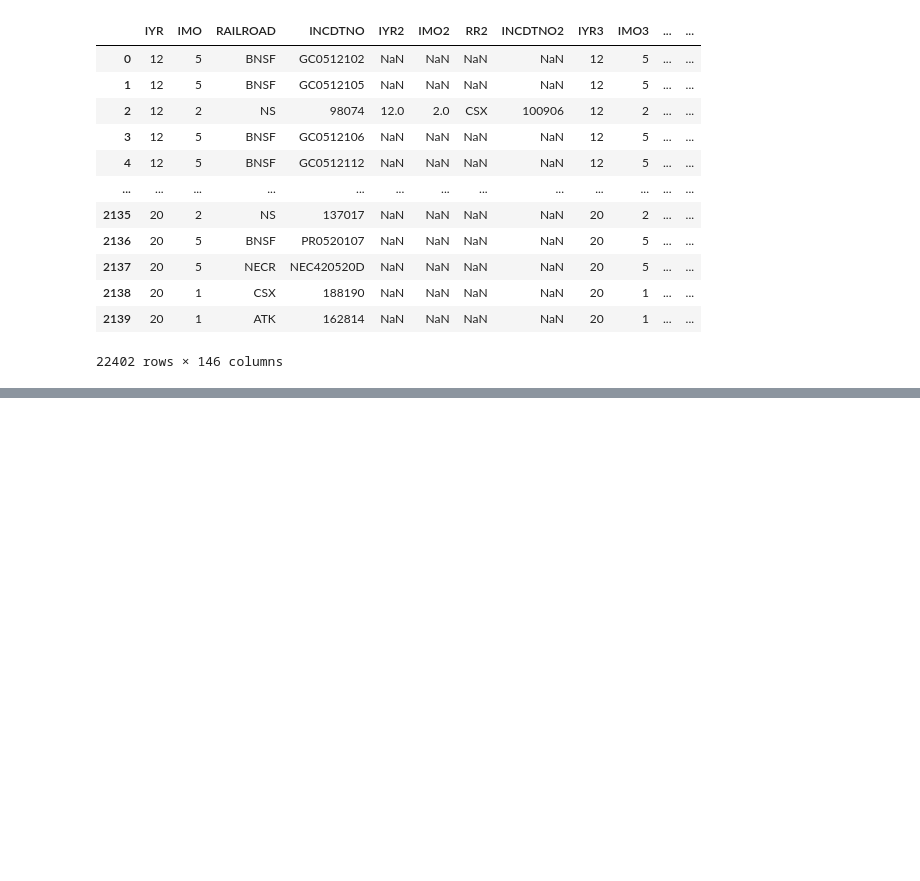
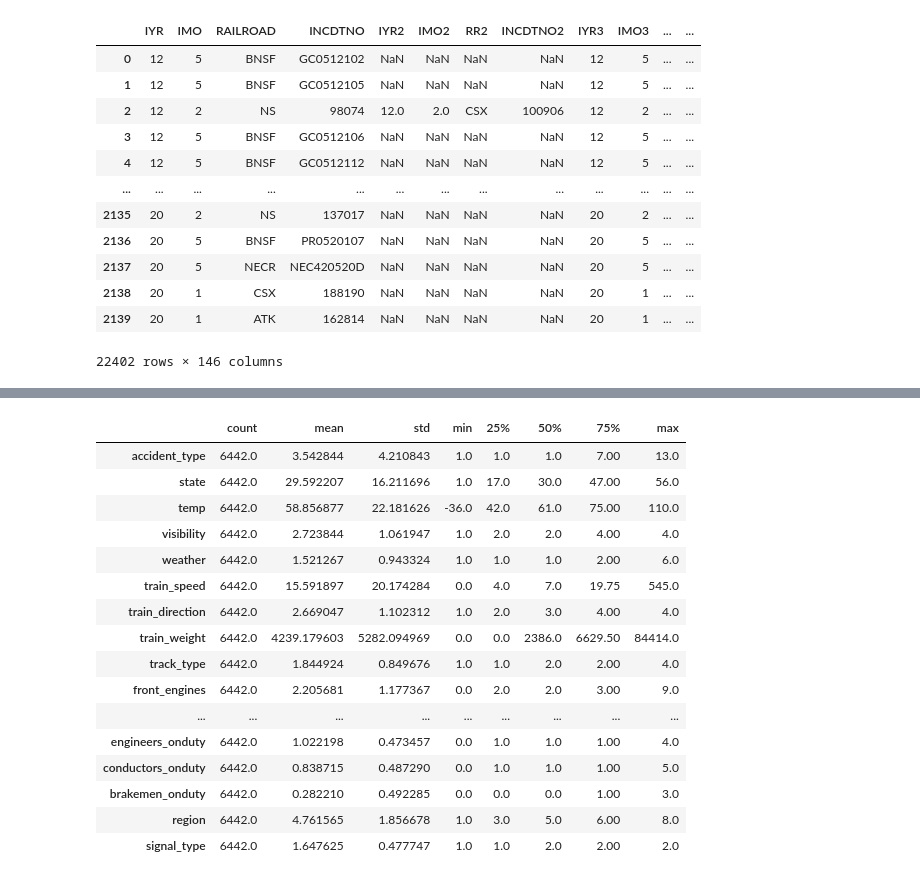
Before and after one commit to OTR-Capstone/Off_The_Rails, a Jupyter notebook: Steve_Stuff/workbench.ipynb, the cells around one changed output, grey strips where cells are left out. Saved outputs shown, nothing was run; the diff lists cells and outputs as text; code cells hidden in the pictures; blank space fills up the shorter version.

```diff
--- a/Steve_Stuff/workbench.ipynb
+++ b/Steve_Stuff/workbench.ipynb
@@ -128,0 +173,2 @@ memory usage: 9.1+ MB
+# %%
+train, validate, test = explore.train_validate_test_split(equip_df, 'railroad_company', seed=123)
@@ -128,0 +206,20 @@ memory usage: 9.1+ MB
+# %%
+train.describe().T
+# %% [output]
+|  | count | mean | std | min | 25% | 50% | 75% | max |
+| accident_type | 6442.0 | 3.542844 | 4.210843 | 1.0 | 1.0 | 1.0 | 7.00 | 13.0 |
+| state | 6442.0 | 29.592207 | 16.211696 | 1.0 | 17.0 | 30.0 | 47.00 | 56.0 |
+| temp | 6442.0 | 58.856877 | 22.181626 | -36.0 | 42.0 | 61.0 | 75.00 | 110.0 |
+| visibility | 6442.0 | 2.723844 | 1.061947 | 1.0 | 2.0 | 2.0 | 4.00 | 4.0 |
+| weather | 6442.0 | 1.521267 | 0.943324 | 1.0 | 1.0 | 1.0 | 2.00 | 6.0 |
+| train_speed | 6442.0 | 15.591897 | 20.174284 | 0.0 | 4.0 | 7.0 | 19.75 | 545.0 |
+| train_direction | 6442.0 | 2.669047 | 1.102312 | 1.0 | 2.0 | 3.0 | 4.00 | 4.0 |
+| train_weight | 6442.0 | 4239.179603 | 5282.094969 | 0.0 | 0.0 | 2386.0 | 6629.50 | 84414.0 |
+| track_type | 6442.0 | 1.844924 | 0.849676 | 1.0 | 1.0 | 2.0 | 2.00 | 4.0 |
+| front_engines | 6442.0 | 2.205681 | 1.177367 | 0.0 | 2.0 | 2.0 | 3.00 | 9.0 |
+| ... | ... | ... | ... | ... | ... | ... | ... | ... |
+| engineers_onduty | 6442.0 | 1.022198 | 0.473457 | 0.0 | 1.0 | 1.0 | 1.00 | 4.0 |
+| conductors_onduty | 6442.0 | 0.838715 | 0.487290 | 0.0 | 1.0 | 1.0 | 1.00 | 5.0 |
+| brakemen_onduty | 6442.0 | 0.282210 | 0.492285 | 0.0 | 0.0 | 0.0 | 1.00 | 3.0 |
+| region | 6442.0 | 4.761565 | 1.856678 | 1.0 | 3.0 | 5.0 | 6.00 | 8.0 |
+| signal_type | 6442.0 | 1.647625 | 0.477747 | 1.0 | 1.0 | 2.0 | 2.00 | 2.0 |
```
Also changed, not shown: parts of 8 cells of this notebook.
